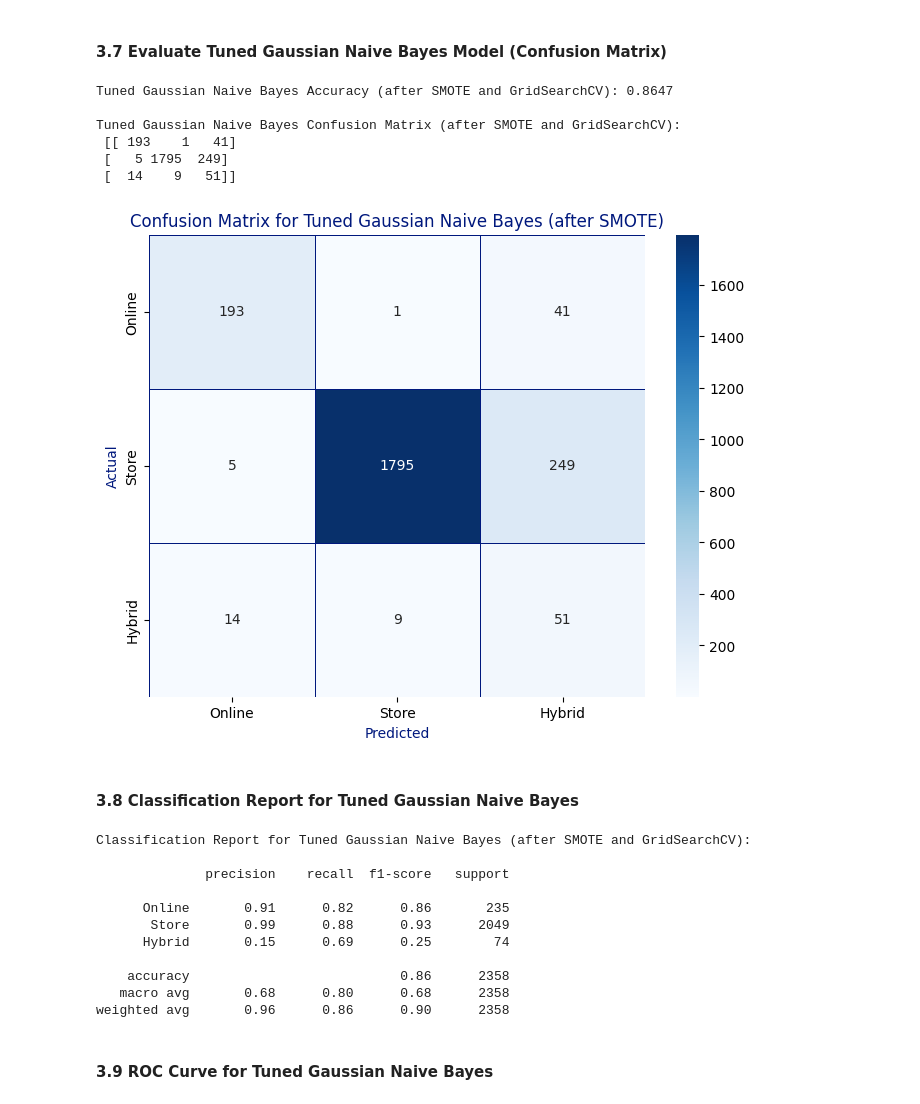
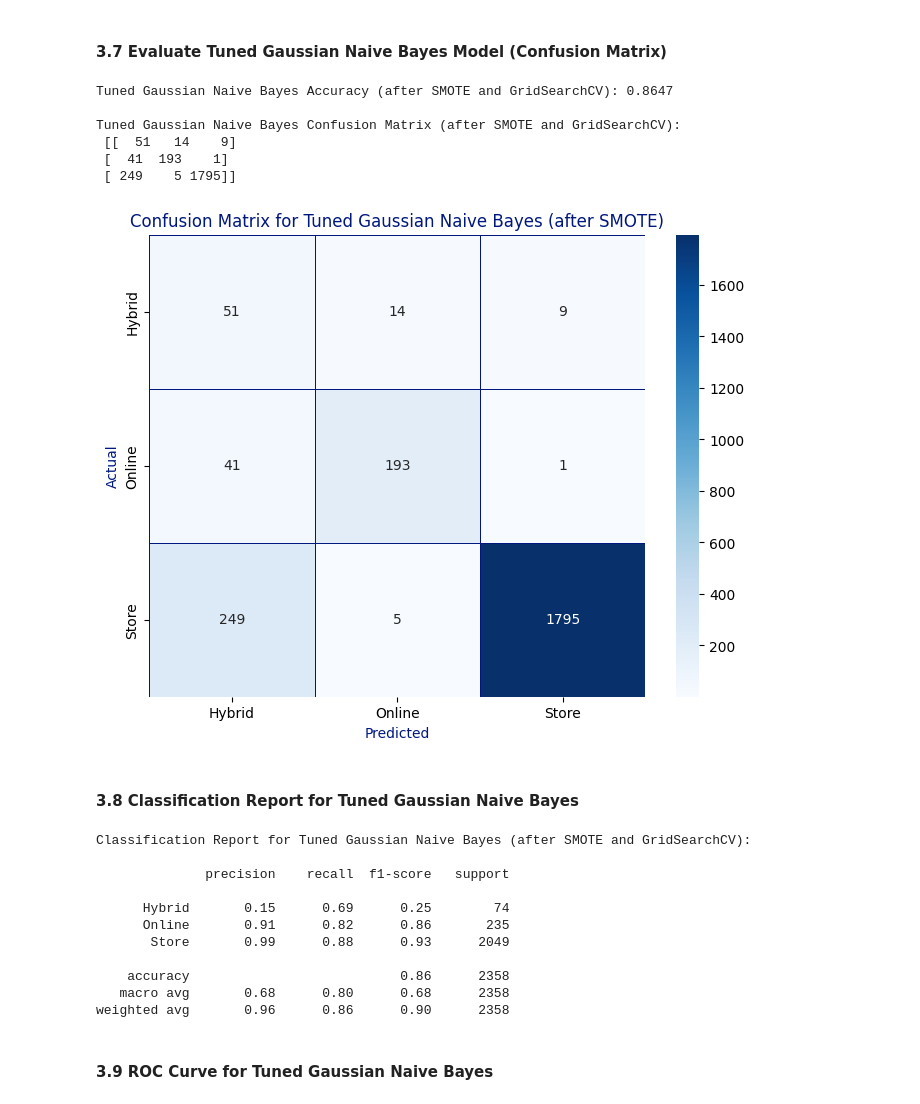
Before and after one commit to eimoehtet/shopping-preferences-prediction, a Jupyter notebook: shopping_behaviour.ipynb, the cells around one changed output. Saved outputs shown, nothing was run; the diff lists cells and outputs as text; code cells hidden in the pictures.

```diff
--- a/shopping_behaviour.ipynb
+++ b/shopping_behaviour.ipynb
@@ -369,44 +368,44 @@ Tuned Gaussian Naive Bayes model trained and predictions made successfully on th
 #### 3.7 Evaluate Tuned Gaussian Naive Bayes Model (Confusion Matrix)
 # %%
 # Evaluate the tuned Gaussian Naive Bayes model
+conf_matrix_tuned_gnb = confusion_matrix(y_test, y_pred_tuned_gnb, labels=[2, 0, 1])
 accuracy_tuned_gnb = accuracy_score(y_test, y_pred_tuned_gnb)
-conf_matrix_tuned_gnb = confusion_matrix(y_test, y_pred_tuned_gnb)
 
 print(f"Tuned Gaussian Naive Bayes Accuracy (after SMOTE and GridSearchCV): {accuracy_tuned_gnb:.4f}")
 print("\nTuned Gaussian Naive Bayes Confusion Matrix (after SMOTE and GridSearchCV):\n", conf_matrix_tuned_gnb)
 
 # Visualize Confusion Matrix for the tuned model
 plt.figure(figsize=(8, 6))
 sns.heatmap(conf_matrix_tuned_gnb, annot=True, fmt='d', cmap='Blues',
-            xticklabels=['Online', 'Store', 'Hybrid'], yticklabels=['Online', 'Store', 'Hybrid'],
+            xticklabels=['Hybrid', 'Online', 'Store'], yticklabels=['Hybrid', 'Online', 'Store'],
             linecolor='#00187d', linewidths=0.5)
 plt.xlabel('Predicted', color='#00187d')
 plt.ylabel('Actual', color='#00187d')
 plt.title('Confusion Matrix for Tuned Gaussian Naive Bayes (after SMOTE)', color='#00187d')
 plt.show()
 # %% [output]
 Tuned Gaussian Naive Bayes Accuracy (after SMOTE and GridSearchCV): 0.8647
 
 Tuned Gaussian Naive Bayes Confusion Matrix (after SMOTE and GridSearchCV):
- [[ 193    1   41]
- [   5 1795  249]
- [  14    9   51]]
+ [[  51   14    9]
+ [  41  193    1]
+ [ 249    5 1795]]
-[figure, old version]
+[figure, new version]
 # %% [markdown]
 #### 3.8 Classification Report for Tuned Gaussian Naive Bayes
 # %%
 # Generate and print the classification report for the tuned GNB model
 print("\nClassification Report for Tuned Gaussian Naive Bayes (after SMOTE and GridSearchCV):\n")
 # The labels 0, 1, 2 correspond to Online, Store, Hybrid respectively
-print(classification_report(y_test, y_pred_tuned_gnb, target_names=['Online', 'Store', 'Hybrid']))
+print(classification_report(y_test, y_pred_tuned_gnb, target_names=['Hybrid', 'Online', 'Store'], labels=[2,0,1]))
 # %% [output]
 Classification Report for Tuned Gaussian Naive Bayes (after SMOTE and GridSearchCV):
 
               precision    recall  f1-score   support
 
+      Hybrid       0.15      0.69      0.25        74
       Online       0.91      0.82      0.86       235
        Store       0.99      0.88      0.93      2049
-      Hybrid       0.15      0.69      0.25        74
 
     accuracy                           0.86      2358
    macro avg       0.68      0.80      0.68      2358
```
Also changed, not shown: parts of 7 cells of this notebook.
